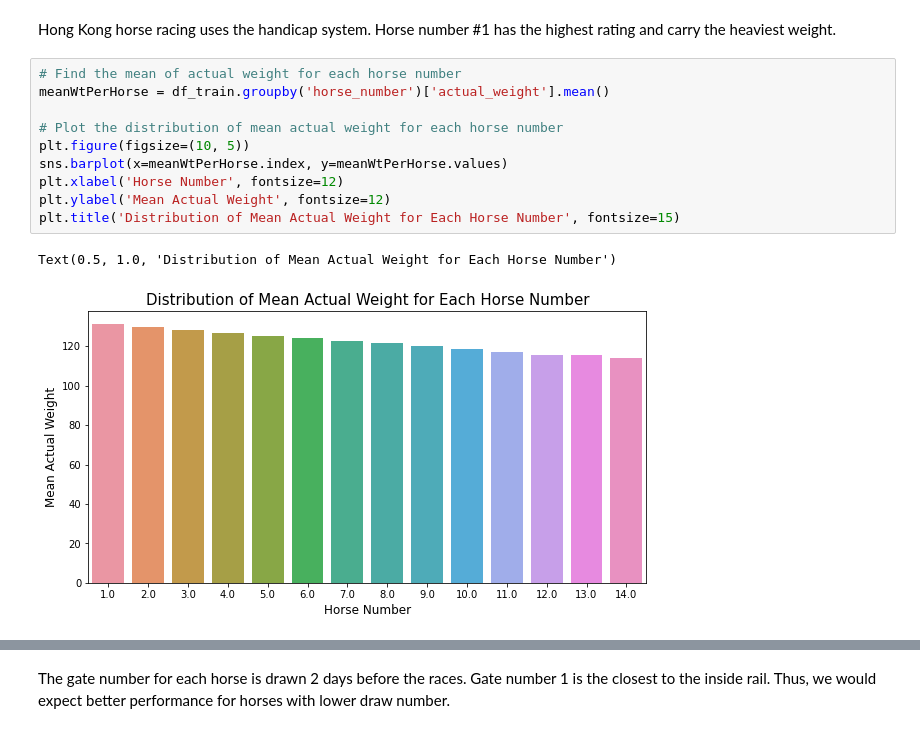
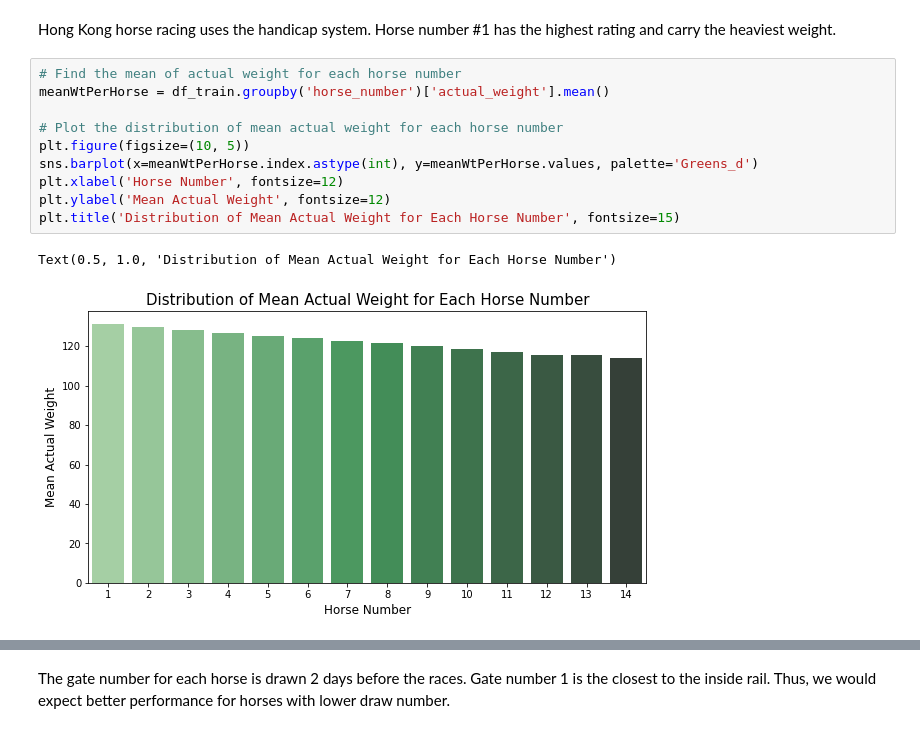
Before and after one commit to ethan-eplee/HorseRacePrediction, a Jupyter notebook: 02_eda.ipynb, the cells around one changed output, grey strips where cells are left out. Drawn from its saved outputs; the diff is of its cells as text.

```diff
--- a/02_eda.ipynb
+++ b/02_eda.ipynb
@@ -128,13 +139,13 @@ Hong Kong horse racing uses the handicap system. Horse number #1 has the highest
 # %%
 # Find the mean of actual weight for each horse number
 meanWtPerHorse = df_train.groupby('horse_number')['actual_weight'].mean()
 
 # Plot the distribution of mean actual weight for each horse number
 plt.figure(figsize=(10, 5))
-sns.barplot(x=meanWtPerHorse.index, y=meanWtPerHorse.values)
+sns.barplot(x=meanWtPerHorse.index.astype(int), y=meanWtPerHorse.values, palette='Greens_d')
 plt.xlabel('Horse Number', fontsize=12)
 plt.ylabel('Mean Actual Weight', fontsize=12)
 plt.title('Distribution of Mean Actual Weight for Each Horse Number', fontsize=15)
 # %% [output]
 Text(0.5, 1.0, 'Distribution of Mean Actual Weight for Each Horse Number')
-[figure, old version]
+[figure, new version]
```
Also changed, not shown: parts of 32 cells of this notebook, 31 other files.
